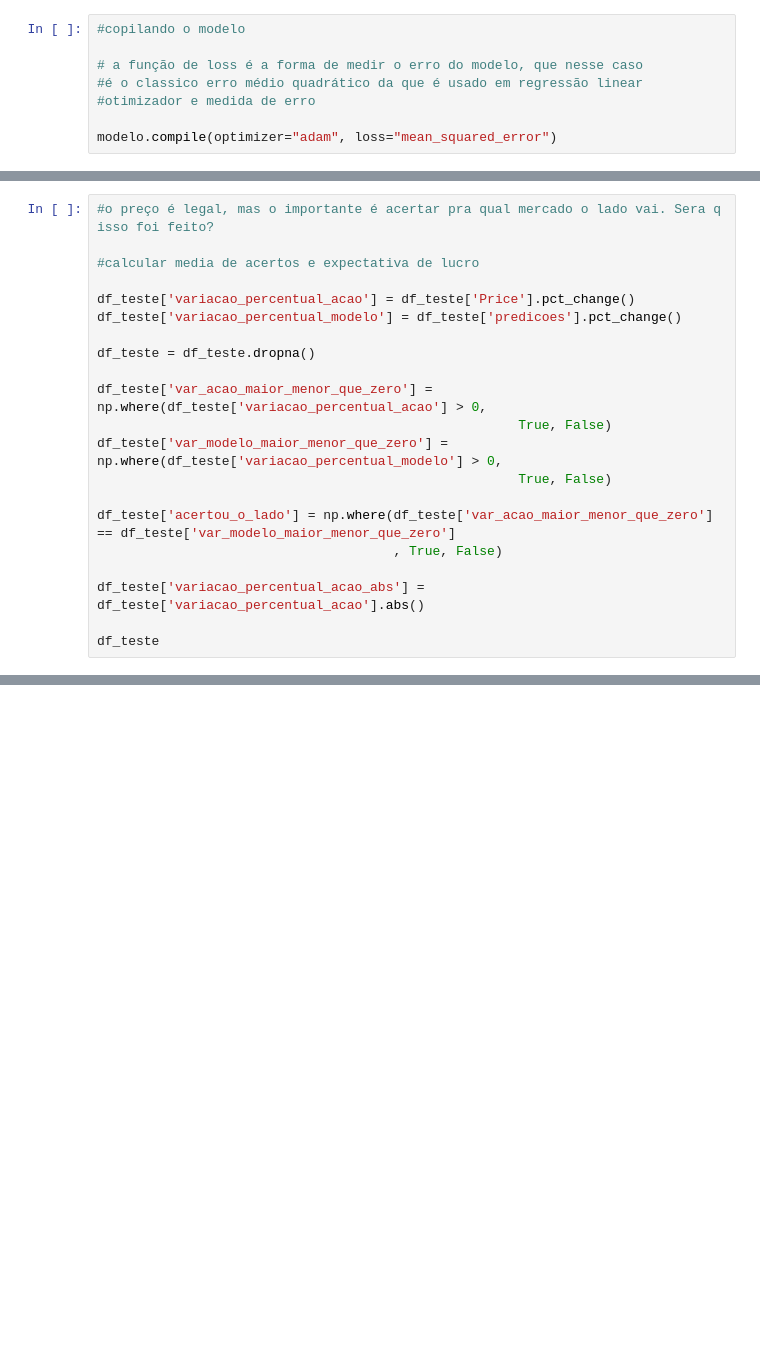
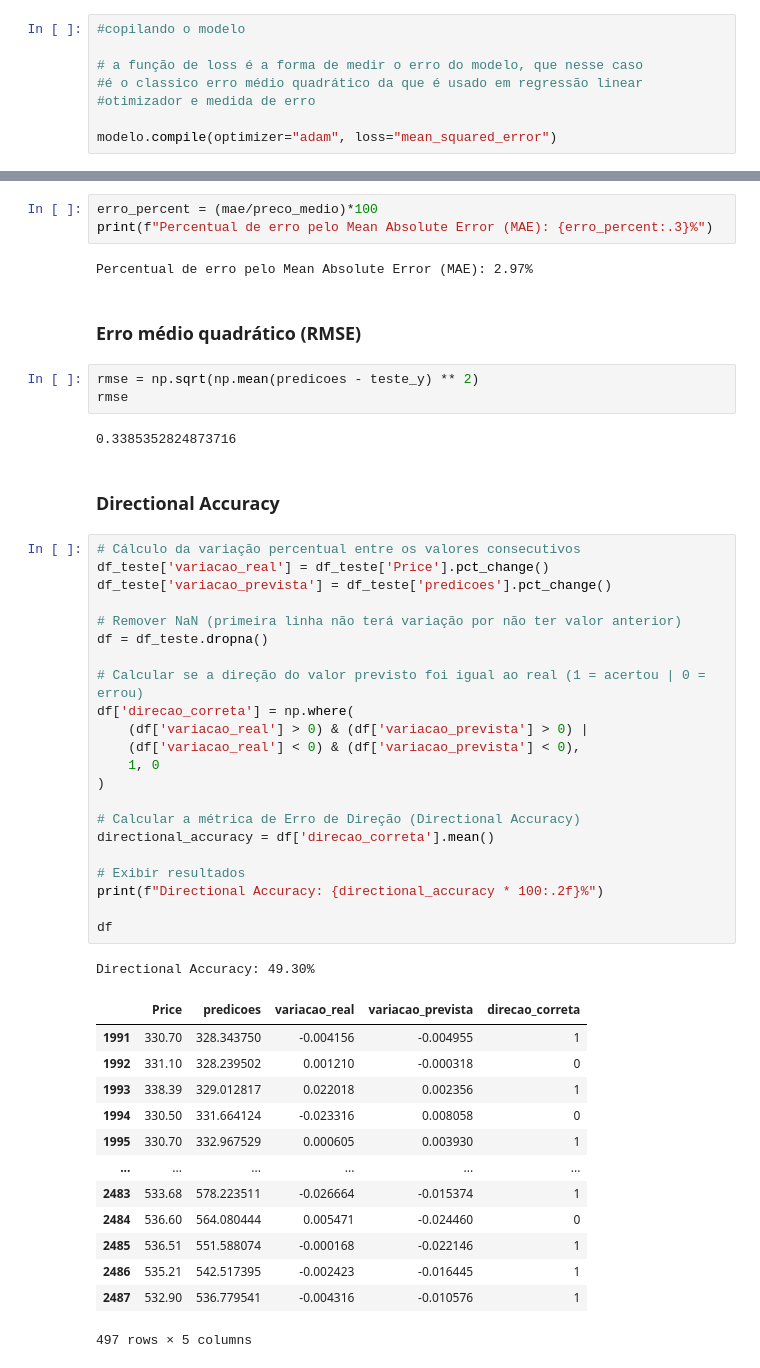
Before and after one commit to yuripopic/TCC-CryptoRush, a Jupyter notebook: CryptoRush/Grafico/machine_learning.ipynb, the cells around one changed output, grey strips where cells are left out. Drawn from its saved outputs; the diff is of its cells as text; blank space fills up the shorter version.

```diff
--- a/CryptoRush/Grafico/machine_learning.ipynb
+++ b/CryptoRush/Grafico/machine_learning.ipynb
@@ -317,21 +311,0 @@ df_teste
-# %%
-#o preço é legal, mas o importante é acertar pra qual mercado o lado vai. Sera q isso foi feito?
-
-#calcular media de acertos e expectativa de lucro
-
-df_teste['variacao_percentual_acao'] = df_teste['Price'].pct_change()
-df_teste['variacao_percentual_modelo'] = df_teste['predicoes'].pct_change()
-
-df_teste = df_teste.dropna()
-
-df_teste['var_acao_maior_menor_que_zero'] = np.where(df_teste['variacao_percentual_acao'] > 0,
-                                                      True, False)
-df_teste['var_modelo_maior_menor_que_zero'] = np.where(df_teste['variacao_percentual_modelo'] > 0,
-                                                      True, False)
-
-df_teste['acertou_o_lado'] = np.where(df_teste['var_acao_maior_menor_que_zero'] == df_teste['var_modelo_maior_menor_que_zero']
-                                      , True, False)
-
-df_teste['variacao_percentual_acao_abs'] = df_teste['variacao_percentual_acao'].abs()
-
-df_teste
@@ -374,3 +329,54 @@ Name: variacao_percentual_acao_abs, dtype: float64
+# %%
+erro_percent = (mae/preco_medio)*100
+print(f"Percentual de erro pelo Mean Absolute Error (MAE): {erro_percent:.3}%")
+# %% [output]
+Percentual de erro pelo Mean Absolute Error (MAE): 2.97%
+# %% [markdown]
+### Erro médio quadrático (RMSE)
+# %%
+rmse = np.sqrt(np.mean(predicoes - teste_y) ** 2)
+rmse
+# %% [output]
+0.3385352824873716
+# %% [markdown]
+### Directional Accuracy
+# %%
+# Cálculo da variação percentual entre os valores consecutivos
+df_teste['variacao_real'] = df_teste['Price'].pct_change()
+df_teste['variacao_prevista'] = df_teste['predicoes'].pct_change()
+
+# Remover NaN (primeira linha não terá variação por não ter valor anterior)
+df = df_teste.dropna()
+
+# Calcular se a direção do valor previsto foi igual ao real (1 = acertou | 0 = errou)
+df['direcao_correta'] = np.where(
+    (df['variacao_real'] > 0) & (df['variacao_prevista'] > 0) |
+    (df['variacao_real'] < 0) & (df['variacao_prevista'] < 0),
+    1, 0
+)
+
+# Calcular a métrica de Erro de Direção (Directional Accuracy)
+directional_accuracy = df['direcao_correta'].mean()
+
+# Exibir resultados
+print(f"Directional Accuracy: {directional_accuracy * 100:.2f}%")
+
+df
+# %% [output]
+Directional Accuracy: 49.30%
+|  | Price | predicoes | variacao_real | variacao_prevista | direcao_correta |
+| 1991 | 330.70 | 328.343750 | -0.004156 | -0.004955 | 1 |
+| 1992 | 331.10 | 328.239502 | 0.001210 | -0.000318 | 0 |
+| 1993 | 338.39 | 329.012817 | 0.022018 | 0.002356 | 1 |
+| 1994 | 330.50 | 331.664124 | -0.023316 | 0.008058 | 0 |
+| 1995 | 330.70 | 332.967529 | 0.000605 | 0.003930 | 1 |
+| ... | ... | ... | ... | ... | ... |
+| 2483 | 533.68 | 578.223511 | -0.026664 | -0.015374 | 1 |
+| 2484 | 536.60 | 564.080444 | 0.005471 | -0.024460 | 0 |
+| 2485 | 536.51 | 551.588074 | -0.000168 | -0.022146 | 1 |
+| 2486 | 535.21 | 542.517395 | -0.002423 | -0.016445 | 1 |
+| 2487 | 532.90 | 536.779541 | -0.004316 | -0.010576 | 1 |
+497 rows × 5 columns
 # %%
 #criando um código que você passa 60 dias e ele devolve a cotação
 #resumindo: vamos descobrir o preço da petrobras de hoje/amanha com esse modelo
```
Also changed, not shown: parts of 26 cells of this notebook, 1 other file.
